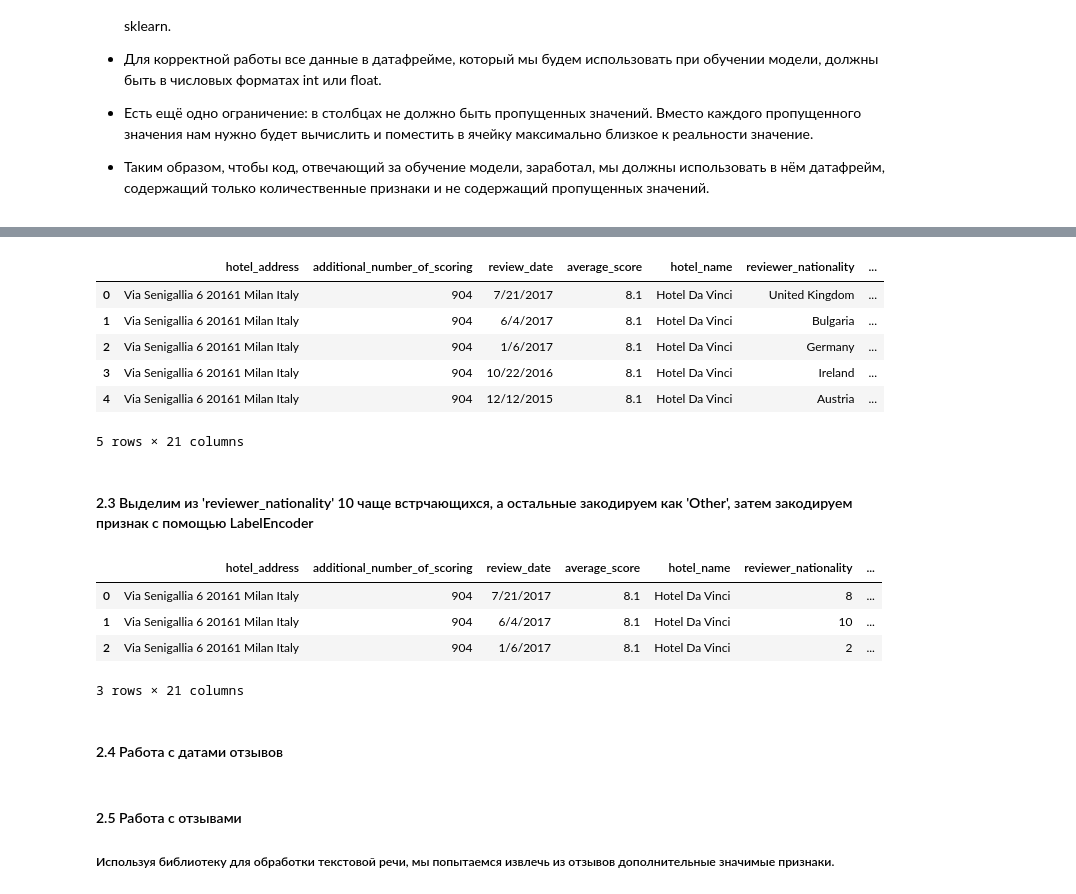
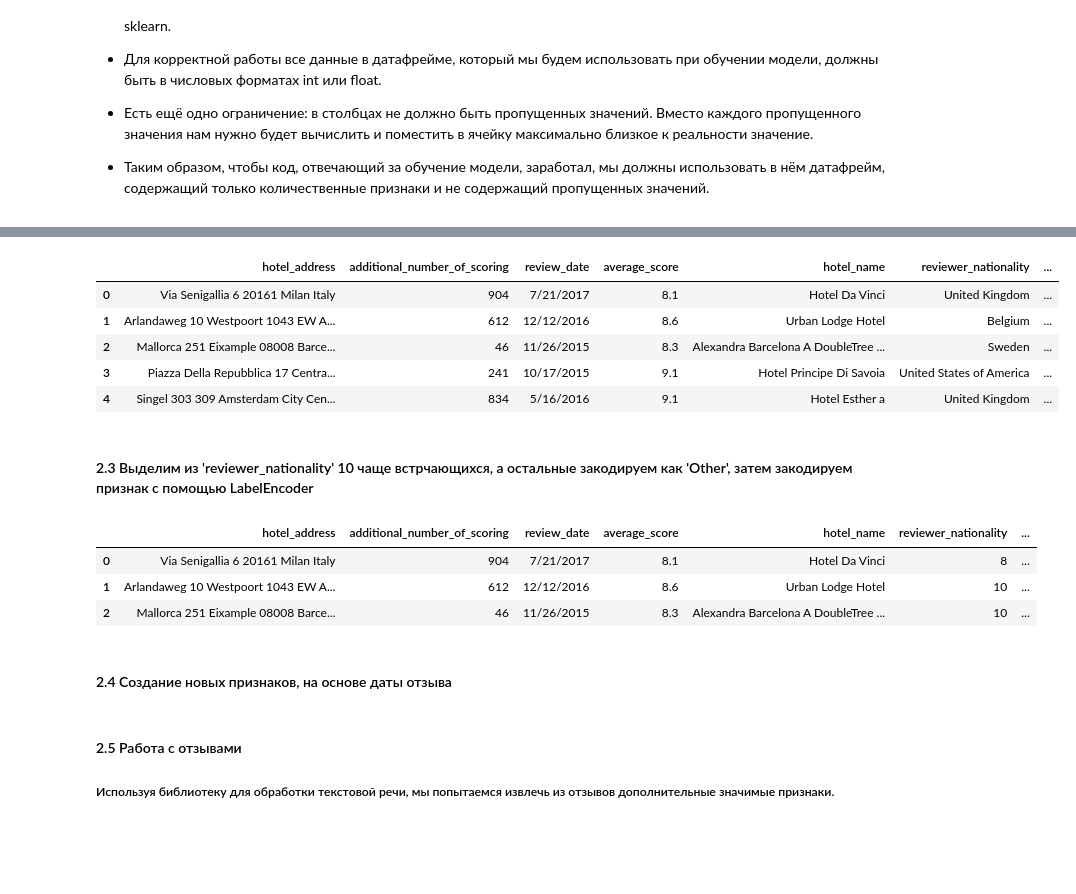
Before and after one commit to d3enjan/sf_data_science, a Jupyter notebook: PROJECT-3. EDA + Feature Engineering. Соревнование на Kaggle/hotel_d3enjan.ipynb, the cells around one changed output, grey strips where cells are left out. Cells and saved outputs as stored; diff of their text form; code cells hidden in the pictures; blank space fills up the shorter version.

```diff
--- a/PROJECT-3. EDA + Feature Engineering. Соревнование на Kaggle/hotel_d3enjan.ipynb
+++ b/PROJECT-3. EDA + Feature Engineering. Соревнование на Kaggle/hotel_d3enjan.ipynb
@@ -132,5 +131,5 @@ df_train['sample'] = 1 # помечаем где у нас трейн
 df_test['sample'] = 0 # помечаем где у нас тест
 df_test['reviewer_score'] = 0 # в тесте у нас нет значения reviewer_score, мы его должны предсказать, по этому пока просто заполняем нулями
 
-data = df_test.append(df_train, sort=False).reset_index(drop=True) # объединяем
+hotel = df_test.append(df_train, sort=False).reset_index(drop=True) # объединяем
 # %%
@@ -163 +157,20 @@ data['index'] = data['hotel_address'].apply(lambda x: x.split()[-4]+' '+x.split(
+# %%
+# Функция для извлечения города
+
+def sity(sity_name):
+    sity_name = sity_name.split(' ')
+    return sity_name[-2]
+# Функция для извлечения страны
+
+def country(country_name):
+    country_name = country_name.split(' ')
+    return country_name[-1]
+# %%
+#  Создаем признак город, в случае с Лондоном заменям значения в ручную с помошью lambda функции.
+hotel['Сity'] = hotel['hotel_address'].apply(sity)
+hotel['Сity'] = hotel['Сity'].apply(lambda x: 'London' if x =='United' else x)
+
+# Аналогично поступаем с признаком страна.
+hotel['Country'] = hotel['hotel_address'].apply(country)
+hotel['Country'] = hotel['Country'].apply(lambda x: 'UK' if x== 'Kingdom' else x)
 # %% [markdown]
@@ -220,0 +178,4 @@ data = data.drop(['lat_mean', 'lng_mean'], axis=1)
+# %%
+# В пропуски добавляем среднее значение координат. Не совсем правильно я считаю, в свободное время постараюсь подтянуть сюда информацию из внешних источников.
+hotel['lat'] = hotel['lat'].fillna(hotel['lat'].mean())
+hotel['lng'] = hotel['lng'].fillna(hotel['lng'].mean())
@@ -221,20 +202,18 @@ data = data.drop(['lat_mean', 'lng_mean'], axis=1)
 # %%
-# кодируем город и индекс с помощью  метода LabelEncode, страну не кодируем, так как количество городов совпвадает с количеством стран
+# кодируем признак городс с помощью  метода LabelEncode, страну не кодируем, так как количество городов совпвадает с количеством стран
 
 from sklearn import preprocessing
 from sklearn.preprocessing import LabelEncoder
-data['city'] = LabelEncoder().fit_transform(data['city'])
-data['index'] = LabelEncoder().fit_transform(data['index'])
+hotel['Сity'] = LabelEncoder().fit_transform(hotel['Сity'])
 
-data.head()
+hotel.head()
 # %% [output]
 |  | hotel_address | additional_number_of_scoring | review_date | average_score | hotel_name | reviewer_nationality | ... |
 | 0 | Via Senigallia 6 20161 Milan Italy | 904 | 7/21/2017 | 8.1 | Hotel Da Vinci | United Kingdom | ... |
-| 1 | Via Senigallia 6 20161 Milan Italy | 904 | 6/4/2017 | 8.1 | Hotel Da Vinci | Bulgaria | ... |
-| 2 | Via Senigallia 6 20161 Milan Italy | 904 | 1/6/2017 | 8.1 | Hotel Da Vinci | Germany | ... |
-| 3 | Via Senigallia 6 20161 Milan Italy | 904 | 10/22/2016 | 8.1 | Hotel Da Vinci | Ireland | ... |
-| 4 | Via Senigallia 6 20161 Milan Italy | 904 | 12/12/2015 | 8.1 | Hotel Da Vinci | Austria | ... |
+| 1 | Arlandaweg 10 Westpoort 1043 EW A... | 612 | 12/12/2016 | 8.6 | Urban Lodge Hotel | Belgium | ... |
+| 2 | Mallorca 251 Eixample 08008 Barce... | 46 | 11/26/2015 | 8.3 | Alexandra Barcelona A DoubleTree ... | Sweden | ... |
+| 3 | Piazza Della Repubblica 17 Centra... | 241 | 10/17/2015 | 9.1 | Hotel Principe Di Savoia | United States of America | ... |
+| 4 | Singel 303 309 Amsterdam City Cen... | 834 | 5/16/2016 | 9.1 | Hotel Esther a | United Kingdom | ... |
-5 rows × 21 columns
 # %% [markdown]
 #### 2.3 Выделим из 'reviewer_nationality' 10 чаще встрчающихся, а остальные закодируем как 'Other', затем закодируем признак с помощью  LabelEncoder
 # %%
@@ -244,12 +223,9 @@ data['reviewer_nationality'] = data['reviewer_nationality'].apply(lambda x:x if
 # %%
 # закодирeм признак reviewer_nationality с помощью LabelEncoder
-data['reviewer_nationality'] = LabelEncoder().fit_transform(data['reviewer_nationality'])
-data.head(3)
+hotel['reviewer_nationality'] = LabelEncoder().fit_transform(hotel['reviewer_nationality'])
+hotel.head(3)
 # %% [output]
 |  | hotel_address | additional_number_of_scoring | review_date | average_score | hotel_name | reviewer_nationality | ... |
 | 0 | Via Senigallia 6 20161 Milan Italy | 904 | 7/21/2017 | 8.1 | Hotel Da Vinci | 8 | ... |
-| 1 | Via Senigallia 6 20161 Milan Italy | 904 | 6/4/2017 | 8.1 | Hotel Da Vinci | 10 | ... |
-| 2 | Via Senigallia 6 20161 Milan Italy | 904 | 1/6/2017 | 8.1 | Hotel Da Vinci | 2 | ... |
+| 1 | Arlandaweg 10 Westpoort 1043 EW A... | 612 | 12/12/2016 | 8.6 | Urban Lodge Hotel | 10 | ... |
+| 2 | Mallorca 251 Eixample 08008 Barce... | 46 | 11/26/2015 | 8.3 | Alexandra Barcelona A DoubleTree ... | 10 | ... |
-3 rows × 21 columns
-# %% [markdown]
-#### 2.4 Работа с датами отзывов
@@ -276,0 +232,2 @@ data.drop(['review_date'], inplace=True, axis=1)
+# %% [markdown]
+#### 2.4 Создание новых признаков, на основе даты отзыва
```
Also changed, not shown: parts of 36 cells of this notebook, 1 other file.
